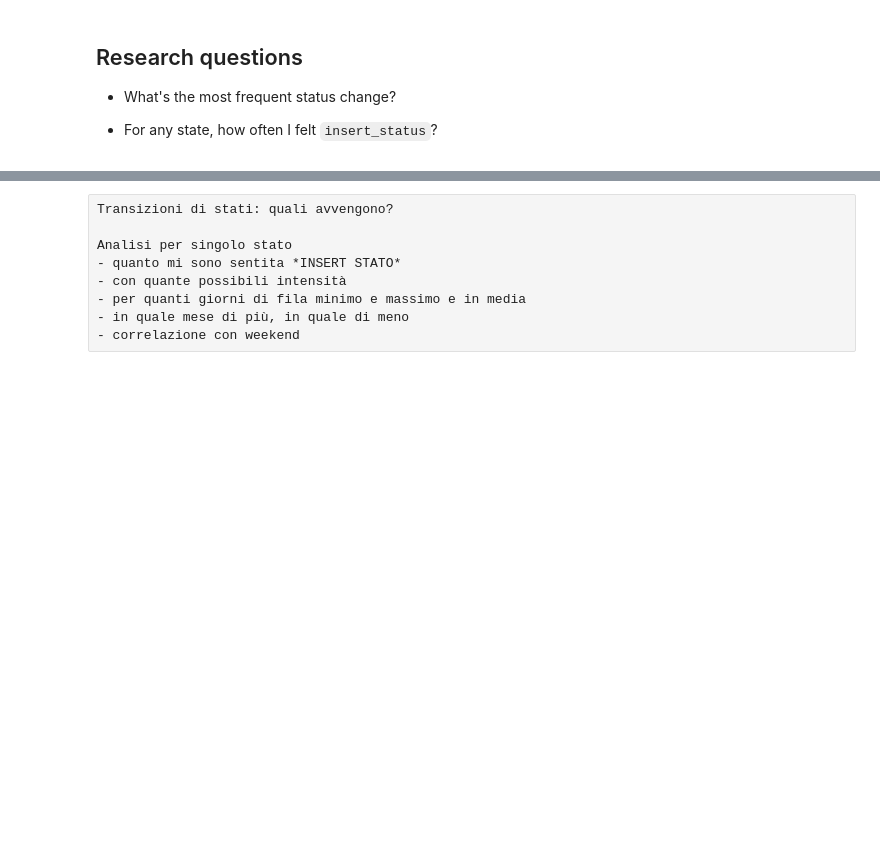
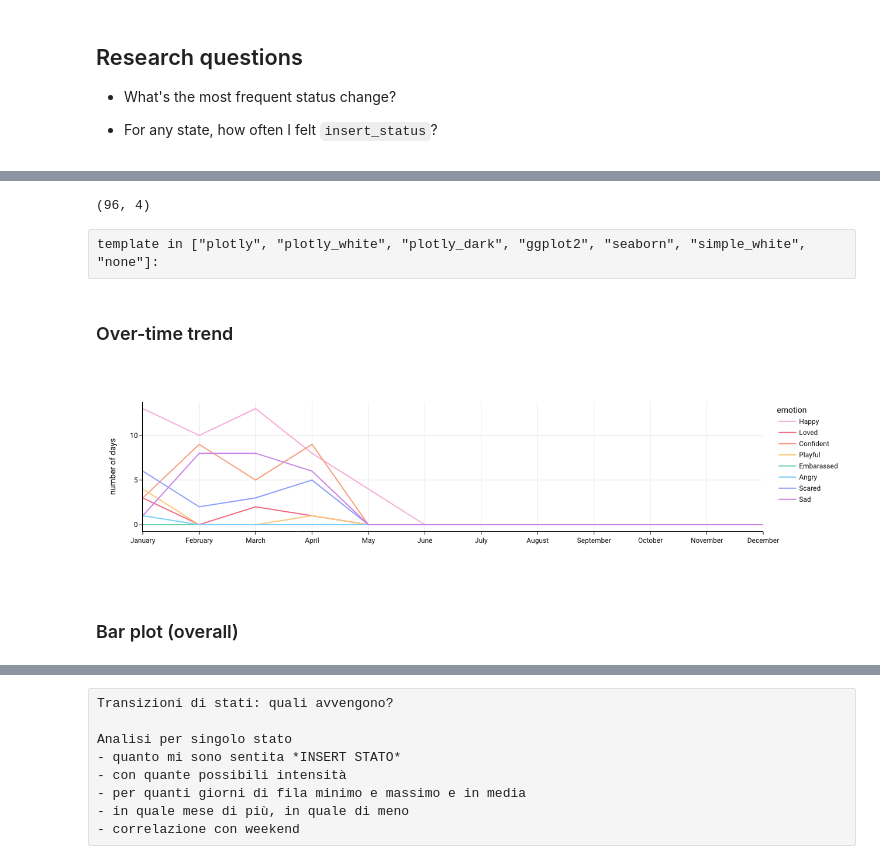
Before and after one commit to martidossi/pixel_year_app, a Jupyter notebook: dataviz.ipynb, the cells around one changed output, grey strips where cells are left out. Drawn from its saved outputs; the diff is of its cells as text; code cells hidden in the pictures; blank space fills up the shorter version.

```diff
--- a/dataviz.ipynb
+++ b/dataviz.ipynb
@@ -192,0 +224,3 @@ plt.show()
+# %%
+df_count = df_melt[['month', 'emotion']].value_counts().reset_index().rename(columns={0: 'value'})
+df_count.head(5)
@@ -192,0 +234,4 @@ plt.show()
+# %%
+month_list = list(df_emotion.columns)
+emotion_list = list(dict_emotion_color.keys())[2:]
+len(emotion_list)*len(month_list)
@@ -192,0 +240,6 @@ plt.show()
+# %%
+from itertools import product
+
+df_month_emotion_base = pd.DataFrame(data=product(month_list, emotion_list), columns=['month', 'emotion'])
+df_month_emotion_base['value'] = 0
+df_month_emotion_base.shape
@@ -192,0 +257,5 @@ plt.show()
+# %%
+df_month_emotion = pd.merge(df_month_emotion_base, df_count, how='left', left_on=['month', 'emotion'], right_on = ['month', 'emotion']).fillna(0)
+df_month_emotion['value'] = df_month_emotion.value_y.combine_first(df_month_emotion.value_x)
+df_month_emotion = df_month_emotion.drop(['value_x', 'value_y'], axis=1)
+df_month_emotion.head(5)
@@ -192,0 +269,45 @@ plt.show()
+# %%
+df_month_emotion.shape
+# %% [output]
+(96, 4)
+# %% [raw]
+template in ["plotly", "plotly_white", "plotly_dark", "ggplot2", "seaborn", "simple_white", "none"]:
+# %% [markdown]
+### Over-time trend
+# %%
+# default
+sel_status = 'All'
+# sel_status = ['Happy', 'Loved']
+config = {'displayModeBar': False}
+fig = px.line(
+    df_month_emotion,
+    x="month",
+    y="value",
+    color='emotion',
+    color_discrete_map=dict_emotion_color,
+    template='simple_white'
+)
+if sel_status!='All':
+    for d in fig['data']:
+        if d['name'] in sel_status:
+            d['line']['color']=dict_emotion_color[d['name']]
+            d['line']['width']=3
+        if d['name'] not in sel_status:
+            d['line']['color']='lightgrey'
+fig.update_layout(
+    font=dict(
+        family="Roboto",
+        size=12
+    ),
+    xaxis_title='',
+    yaxis_title='number of days',
+    xaxis=dict(showgrid=True, tickcolor='black', title_font_color='black'),
+    yaxis=dict(showgrid=True)
+)
+fig.update_xaxes(showline=True, linewidth=1, linecolor='black')
+fig.update_yaxes(showline=True, linewidth=1, linecolor='black')
+fig.show(config=config)
+# %% [output]
+[figure, added]
+# %% [markdown]
+### Bar plot (overall)
```
Also changed, not shown: parts of 34 cells of this notebook, 11 other files.
